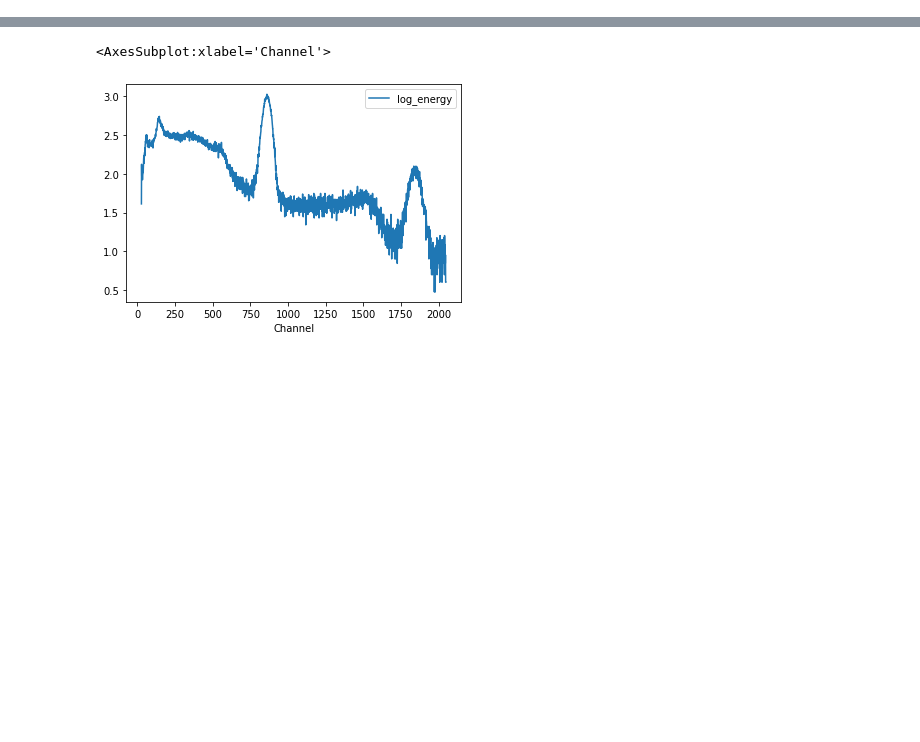
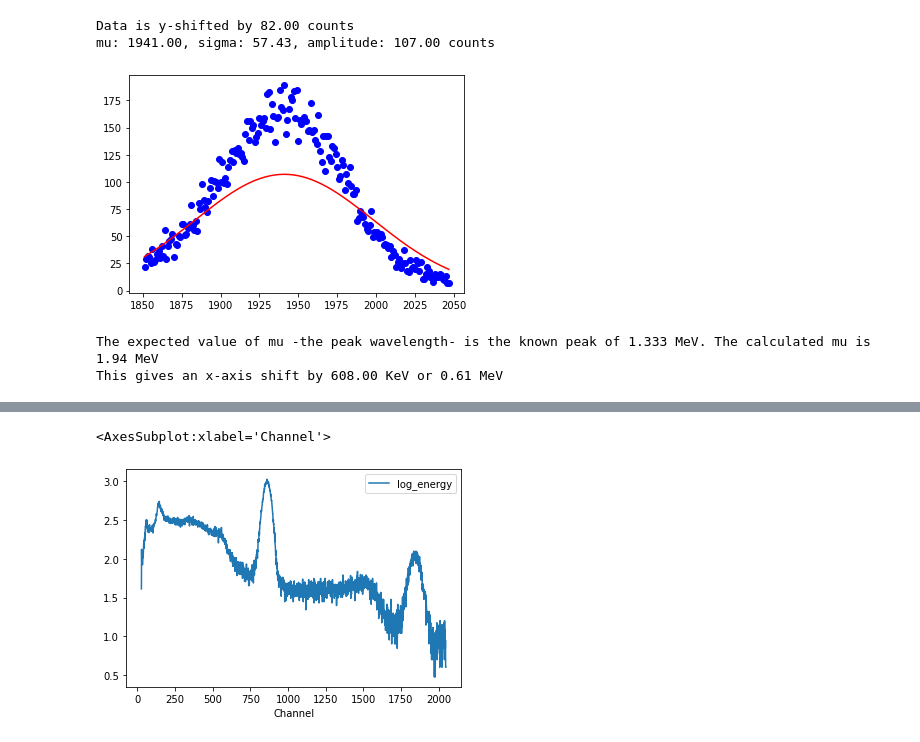
Before and after one commit to maraMaraschino/Adv-Lab, a Jupyter notebook: Gamma Spectroscopy/Gamma Spec Data.ipynb, the cells around one changed output, grey strips where cells are left out. Cells and saved outputs as stored; diff of their text form; code cells hidden in the pictures; blank space fills up the shorter version.

```diff
--- a/Gamma Spectroscopy/Gamma Spec Data.ipynb
+++ b/Gamma Spectroscopy/Gamma Spec Data.ipynb
@@ -56 +147,24 @@ To find the equation of the peaks, we should find the average of the data before
+# %%
+# Confirming with peak 2
+x_data = (df_peak_2.iloc[:, 0].values)#/1000 # converting from KeV to MeV
+y_data = df_peak_2.iloc[:, 1].values
+#baseline_data = compton_plateau.iloc[:,1]
+#baseline_data = df_plateau.iloc[:,1]
+baseline_data = compton_cliff.iloc[:,1]
+
+mu, sigma, amplitude, xaxis, yaxis = gaussian_fit(x_data, y_data, baseline_data)
+print(f"mu: {mu:.2f}, sigma: {sigma:.2f}, amplitude: {amplitude:.2f} counts")
+
+plt.scatter(x_data, y_data, color="blue", label="Data")
+plt.plot(xaxis, yaxis, color="red", label="Fit")
+plt.show()
+
+print(f"The expected value of mu -the peak wavelength- is the known peak of 1.333 MeV. The calculated mu is {mu/1000:.2f} MeV")
+print(f"This gives an x-axis shift by {mu-1333:.2f} KeV or {(mu-1333)/1000:.2f} MeV")
+# %% [output]
+Data is y-shifted by 82.00 counts
+mu: 1941.00, sigma: 57.43, amplitude: 107.00 counts
+[figure, added]
+The expected value of mu -the peak wavelength- is the known peak of 1.333 MeV. The calculated mu is 1.94 MeV
+This gives an x-axis shift by 608.00 KeV or 0.61 MeV
 # %%
```
Also changed, not shown: parts of 7 cells of this notebook.
